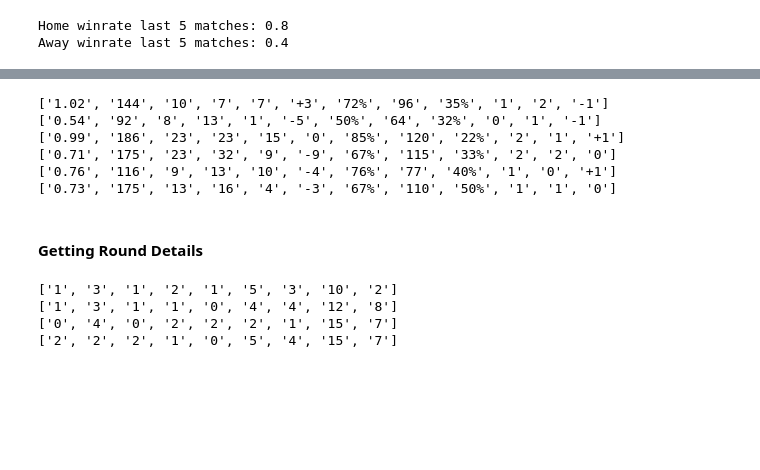
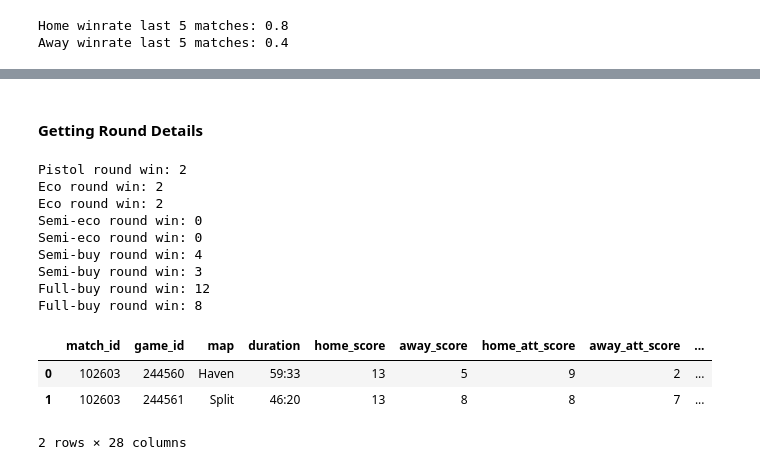
Before and after one commit to imkhlst/Valorant-Esports-Data-Pipeline-for-Analytics-and-Machine-Learning, a Jupyter notebook: notebooks/scraping_experiments.ipynb, the cells around one changed output, grey strips where cells are left out. Drawn from its saved outputs; the diff is of its cells as text; code cells hidden in the pictures; blank space fills up the shorter version.

```diff
--- a/notebooks/scraping_experiments.ipynb
+++ b/notebooks/scraping_experiments.ipynb
@@ -274,3 +392,6 @@ Away winrate last 5 matches: 0.4
+# %%
+url = "https://www.vlr.gg/595630/nongshim-redforce-vs-team-secret-vct-2026-pacific-kickoff-ur1/"
+soup = get_soup(url=url)
 # %%
 tabnav_container = soup.select(".vm-stats-tabnav a")
 tab_info = set()
@@ -332,24 +464,3 @@ soup = get_soup(url=url)
-# %%
-games = soup.select(".wf-table-inset.mod-overview")
-roaster_all_map_stt =
-for i, game in enumerate(games):
-    plyr_all_stt_container = game.select(".mod-both")
-    plyr_all_stt = [i.get_text().strip() for i in plyr_all_stt_container]
-    plyr1_all_stt = plyr_all_stt[:12]
-    plyr2_all_stt = plyr_all_stt[12:24]
-    plyr3_all_stt = plyr_all_stt[24:36]
-    plyr4_all_stt = plyr_all_stt[36:48]
-    plyr5_all_stt = plyr_all_stt[48:]
-    if i == 2 or i == 3:
-
-    print(plyr4_all_stt)
-# %% [output]
-['1.02', '144', '10', '7', '7', '+3', '72%', '96', '35%', '1', '2', '-1']
-['0.54', '92', '8', '13', '1', '-5', '50%', '64', '32%', '0', '1', '-1']
-['0.99', '186', '23', '23', '15', '0', '85%', '120', '22%', '2', '1', '+1']
-['0.71', '175', '23', '32', '9', '-9', '67%', '115', '33%', '2', '2', '0']
-['0.76', '116', '9', '13', '10', '-4', '76%', '77', '40%', '1', '0', '+1']
-['0.73', '175', '13', '16', '4', '-3', '67%', '110', '50%', '1', '1', '0']
 # %% [markdown]
 #### Getting Round Details
 # %%
@@ -375,11 +486,54 @@ for i, game in enumerate(games):
         else:
             clean_stat.append(stat)
     home_stats, away_stats= clean_stat[:9], clean_stat[9:]
-    print(home_stats)
-    print(away_stats)
+
+    games_dict["home_pstl_win"].append(home_stats[0])
+    games_dict["away_pstl_win"].append(away_stats[0])
+    games_dict["home_eco_round"].append(home_stats[1])
+    games_dict["away_eco_round"].append(away_stats[1])
+    games_dict["home_eco_win"].append(home_stats[2])
+    games_dict["away_eco_win"].append(away_stats[2])
+    games_dict["home_semi_eco_round"].append(home_stats[3])
+    games_dict["away_semi_eco_round"].append(away_stats[3])
+    games_dict["home_semi_eco_win"].append(home_stats[4])
+    games_dict["away_semi_eco_win"].append(away_stats[4])
+    games_dict["home_semi_buy_round"].append(home_stats[5])
+    games_dict["away_semi_buy_round"].append(away_stats[5])
+    games_dict["home_semi_buy_win"].append(home_stats[6])
+    games_dict["away_semi_buy_win"].append(away_stats[6])
+    games_dict["home_full_buy_round"].append(home_stats[7])
+    games_dict["away_full_buy_round"].append(away_stats[7])
+    games_dict["home_full_buy_win"].append(home_stats[8])
+    games_dict["away_full_buy_win"].append(away_stats[8])
+
+    if i == 0:
+        print(f"Pistol round win: {home_stats[0]}")
+        print(f"Eco round win: {home_stats[1]}")
+        print(f"Eco round win: {home_stats[2]}")
+        print(f"Semi-eco round win: {home_stats[3]}")
+        print(f"Semi-eco round win: {home_stats[4]}")
+        print(f"Semi-buy round win: {home_stats[5]}")
+        print(f"Semi-buy round win: {home_stats[6]}")
+        print(f"Full-buy round win: {home_stats[7]}")
+        print(f"Full-buy round win: {home_stats[8]}")
 # %% [output]
-['1', '3', '1', '2', '1', '5', '3', '10', '2']
-['1', '3', '1', '1', '0', '4', '4', '12', '8']
-['0', '4', '0', '2', '2', '2', '1', '15', '7']
-['2', '2', '2', '1', '0', '5', '4', '15', '7']
+Pistol round win: 2
+Eco round win: 2
+Eco round win: 2
+Semi-eco round win: 0
+Semi-eco round win: 0
+Semi-buy round win: 4
+Semi-buy round win: 3
+Full-buy round win: 12
+Full-buy round win: 8
+# %%
+games_df = pd.DataFrame(games_dict)
+games_df
+# for key in games_dict.keys():
+#     print(len(games_dict[key]))
+# %% [output]
+|  | match_id | game_id | map | duration | home_score | away_score | home_att_score | away_att_score | ... |
+| 0 | 102603 | 244560 | Haven | 59:33 | 13 | 5 | 9 | 2 | ... |
+| 1 | 102603 | 244561 | Split | 46:20 | 13 | 8 | 8 | 7 | ... |
+2 rows × 28 columns
 # %% [markdown]
```
Also changed, not shown: parts of 33 cells of this notebook.
